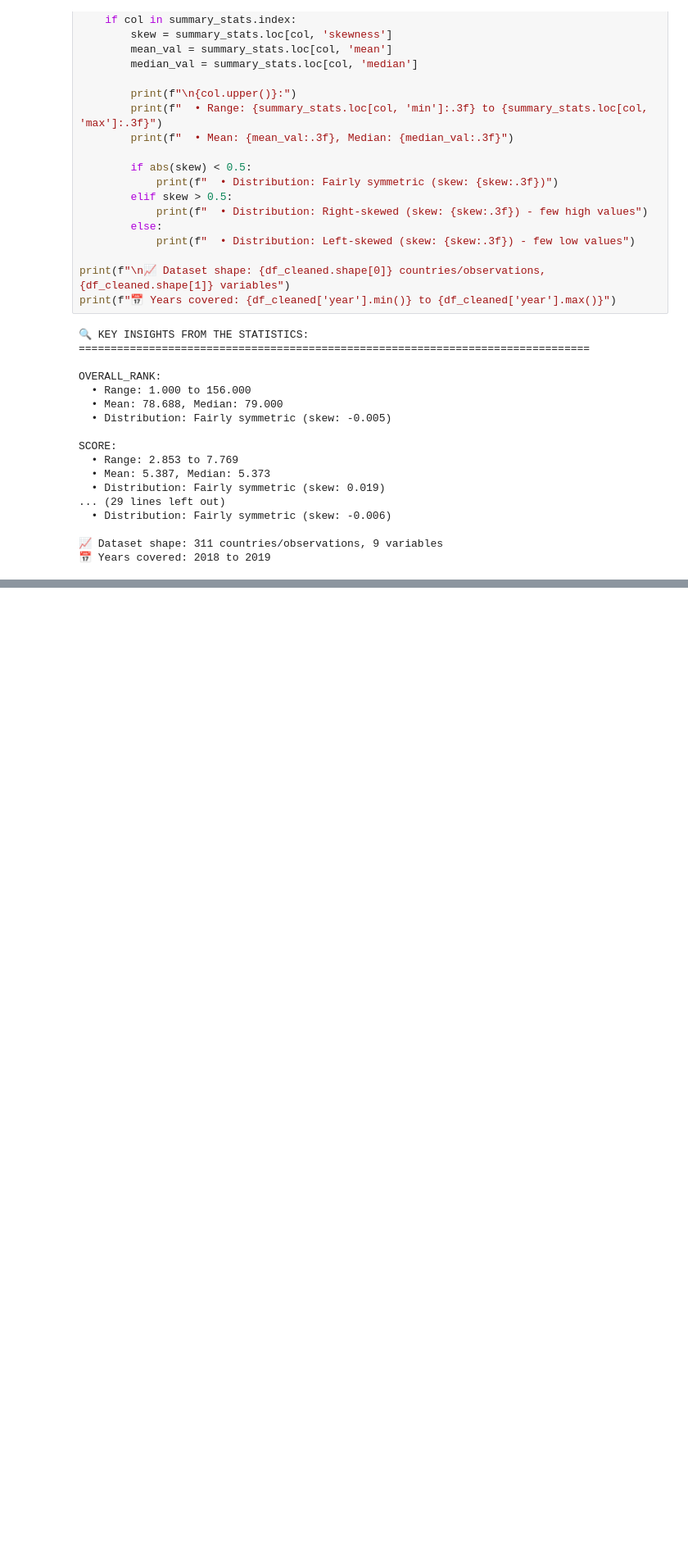
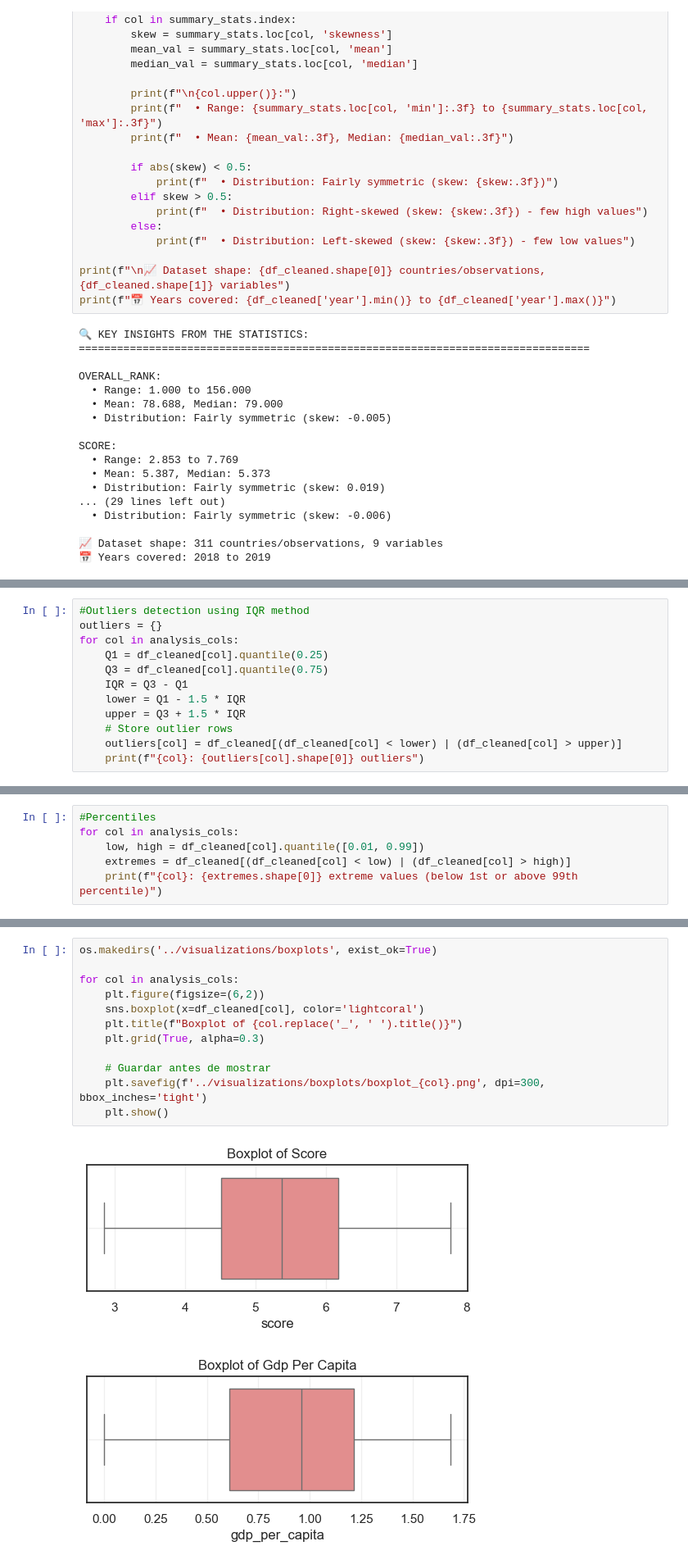
Before and after one commit to Tsuna-mi/happiness-eda-project, a Jupyter notebook: notebooks/happiness_eda.ipynb, the cells around one changed output, grey strips where cells are left out. Shown at 82% size. Drawn from its saved outputs; the diff is of its cells as text; blank space fills up the shorter version.

```diff
--- a/notebooks/happiness_eda.ipynb
+++ b/notebooks/happiness_eda.ipynb
@@ -613,0 +767,12 @@ summary_stats.to_csv("../data/processed/descriptive_stats.csv")
+# %%
+#Outliers detection using IQR method
+outliers = {}
+for col in analysis_cols:
+    Q1 = df_cleaned[col].quantile(0.25)
+    Q3 = df_cleaned[col].quantile(0.75)
+    IQR = Q3 - Q1
+    lower = Q1 - 1.5 * IQR
+    upper = Q3 + 1.5 * IQR
+    # Store outlier rows
+    outliers[col] = df_cleaned[(df_cleaned[col] < lower) | (df_cleaned[col] > upper)]
+    print(f"{col}: {outliers[col].shape[0]} outliers")
@@ -613,0 +786,6 @@ summary_stats.to_csv("../data/processed/descriptive_stats.csv")
+# %%
+#Percentiles
+for col in analysis_cols:
+    low, high = df_cleaned[col].quantile([0.01, 0.99])
+    extremes = df_cleaned[(df_cleaned[col] < low) | (df_cleaned[col] > high)]
+    print(f"{col}: {extremes.shape[0]} extreme values (below 1st or above 99th percentile)")
@@ -613,0 +799,15 @@ summary_stats.to_csv("../data/processed/descriptive_stats.csv")
+# %%
+os.makedirs('../visualizations/boxplots', exist_ok=True)
+
+for col in analysis_cols:
+    plt.figure(figsize=(6,2))
+    sns.boxplot(x=df_cleaned[col], color='lightcoral')
+    plt.title(f"Boxplot of {col.replace('_', ' ').title()}")
+    plt.grid(True, alpha=0.3)
+
+    # Guardar antes de mostrar
+    plt.savefig(f'../visualizations/boxplots/boxplot_{col}.png', dpi=300, bbox_inches='tight')
+    plt.show()
+# %% [output]
+[figure, added]
+[figure, added]
```
Also changed, not shown: parts of 47 cells of this notebook.
